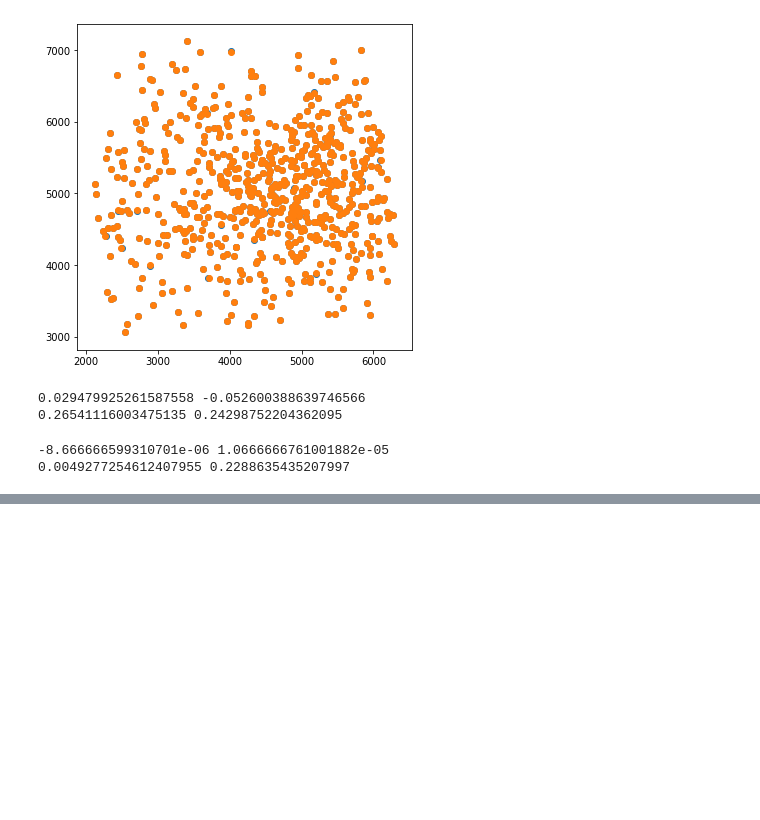
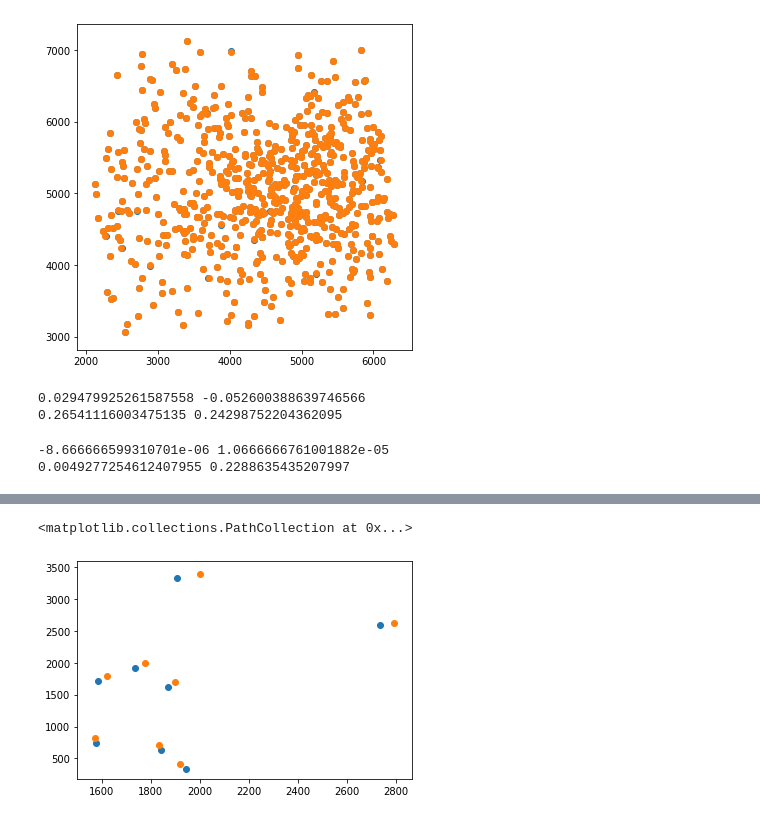
Before and after one commit to hrichstein/photRun0520, a Jupyter notebook: transWork0306.ipynb, the cells around one changed output, grey strips where cells are left out. Cells and saved outputs as stored; diff of their text form; code cells hidden in the pictures; blank space fills up the shorter version.

```diff
--- a/transWork0306.ipynb
+++ b/transWork0306.ipynb
@@ -636,0 +672,29 @@ print(xStd,yStd)
+# %%
+RA, DEC, x, y, magr, id = 0, 1, 2, 3, 4, 5
+
+
+RA, DEC, flux, flags, c_star, mag1, mag2, mag3, mag4, \
+ra1, dec1, ra2, dec2, ra3, dec3, ra4, dec4, xr1, yr1, \
+xr2, yr2, xr3, yr3, xr4, yr4, xc1, yc1, xc2, yc2, xc3, \
+yc3, xc4, yc4, xt1, yt1, xt2, yt2, xt3, yt3, xt4, yt4 = \
+0, 1, 2, 3, 4, 5, 6, 7, 8, 9, 10, 11, 12, 13, 14, 15, 16, \
+17, 18, 19, 20, 21, 22, 23, 24, 25, 26, 27, 28, 29, 30, \
+31, 32, 33, 34, 35, 36, 37, 38, 39, 40
+
+
+flcCat = np.genfromtxt(dir+'matched_w_MagsPos2705r2.dat')
+drcCat = np.genfromtxt(dir +'drc_useful.dat')
+
+flcArr = np.array([flcCat[1447],flcCat[984],flcCat[680],flcCat[421],flcCat[549],flcCat[181],flcCat[109],flcCat[1]])
+
+drcArr = np.array([drcCat[1131],drcCat[834],drcCat[523],drcCat[338],drcCat[467],drcCat[81],drcCat[44],drcCat[0]])
+
+match_arr = np.zeros((len(flcArr),2))
+
+match_arr[:,0] = flcArr[:,xt1]
+match_arr[:,1] = flcArr[:,yt1]
+
+master_arr = np.zeros((len(drcArr),2))
+
+master_arr[:,0] = drcArr[:,x]
+master_arr[:,1] = drcArr[:,y]
@@ -636,0 +705,8 @@ print(xStd,yStd)
+# %%
+fig, ax = plt.subplots()
+
+ax.scatter(match_arr[:,0],match_arr[:,1])
+ax.scatter(master_arr[:,0],master_arr[:,1])
+# %% [output]
+<matplotlib.collections.PathCollection at 0x...>
+[figure, added]
```
Also changed, not shown: parts of 12 cells of this notebook, 4 other files.
